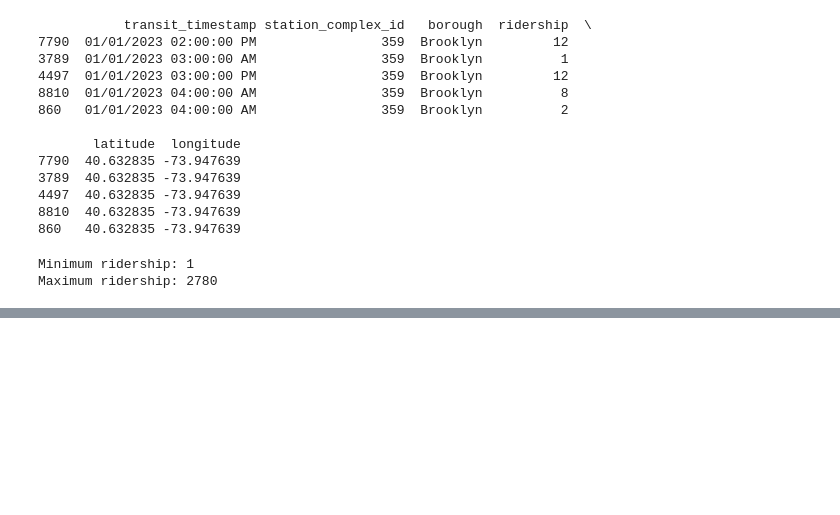
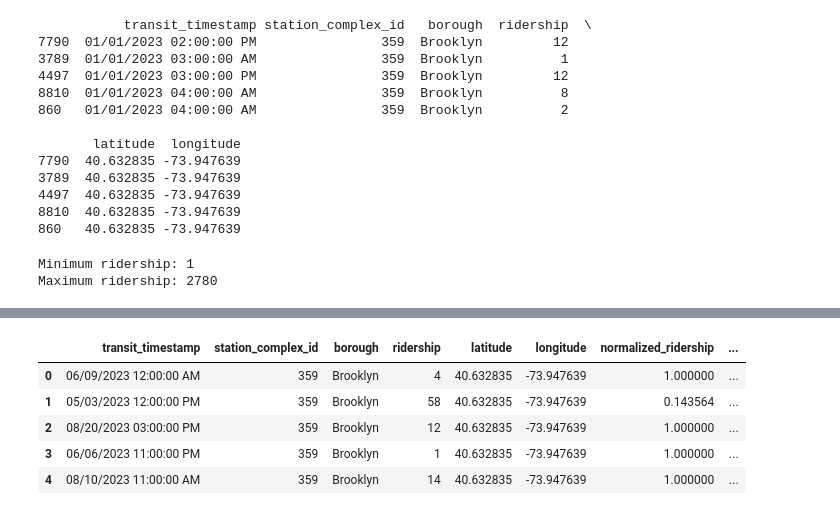
Before and after one commit to t-acheson/project2-fomo, a Jupyter notebook: data/subway_cleaning.ipynb, the cells around one changed output, grey strips where cells are left out. Cells and saved outputs as stored; diff of their text form; code cells hidden in the pictures; blank space fills up the shorter version.

```diff
--- a/data/subway_cleaning.ipynb
+++ b/data/subway_cleaning.ipynb
@@ -304,0 +289,13 @@ memory usage: 415.1 KB
+# %%
+df['normalized_ridership'] = df.groupby('transit_timestamp')['ridership'].transform(lambda x: x / x.sum())
+
+# Create an index by combining normalized ridership values
+df['ridership_index'] = df['normalized_ridership']
+df.head()
+# %% [output]
+|  | transit_timestamp | station_complex_id | borough | ridership | latitude | longitude | normalized_ridership | ... |
+| 0 | 06/09/2023 12:00:00 AM | 359 | Brooklyn | 4 | 40.632835 | -73.947639 | 1.000000 | ... |
+| 1 | 05/03/2023 12:00:00 PM | 359 | Brooklyn | 58 | 40.632835 | -73.947639 | 0.143564 | ... |
+| 2 | 08/20/2023 03:00:00 PM | 359 | Brooklyn | 12 | 40.632835 | -73.947639 | 1.000000 | ... |
+| 3 | 06/06/2023 11:00:00 PM | 359 | Brooklyn | 1 | 40.632835 | -73.947639 | 1.000000 | ... |
+| 4 | 08/10/2023 11:00:00 AM | 359 | Brooklyn | 14 | 40.632835 | -73.947639 | 1.000000 | ... |
```
Also changed, not shown: parts of 7 cells of this notebook, 2 other files.
